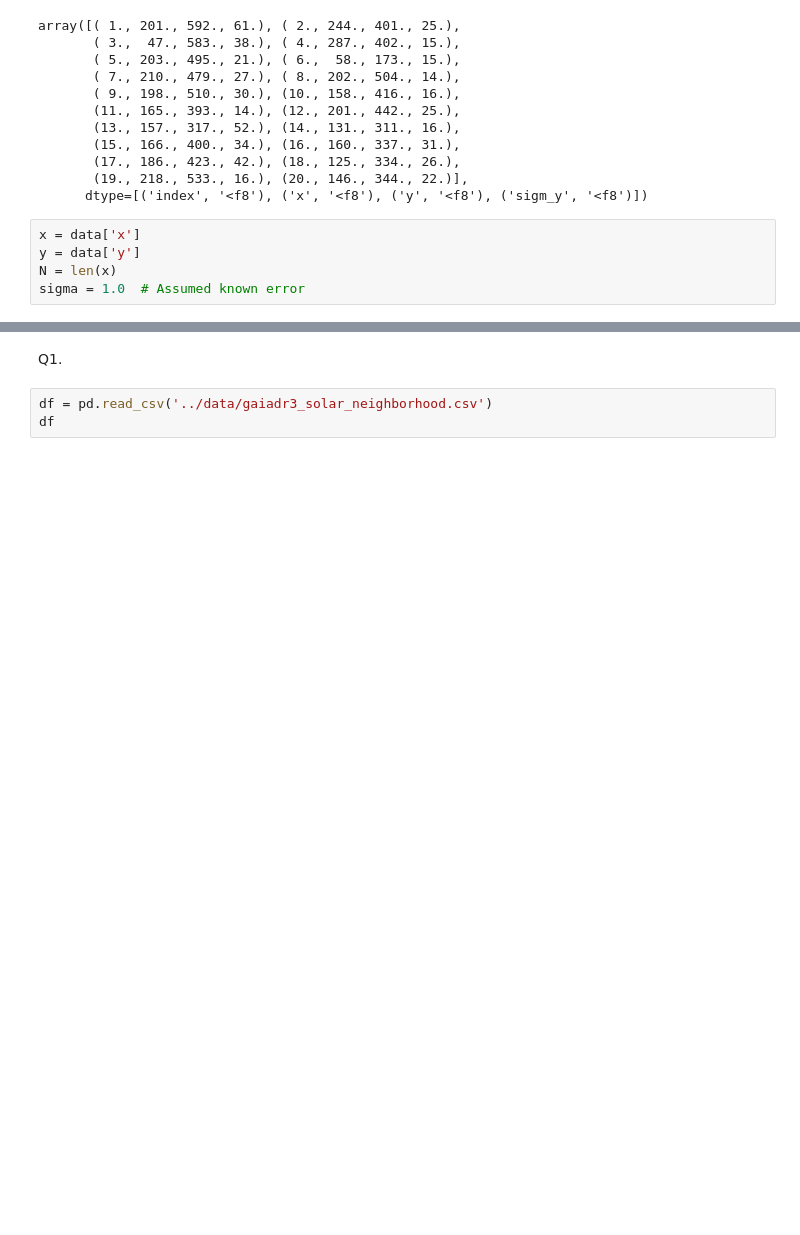
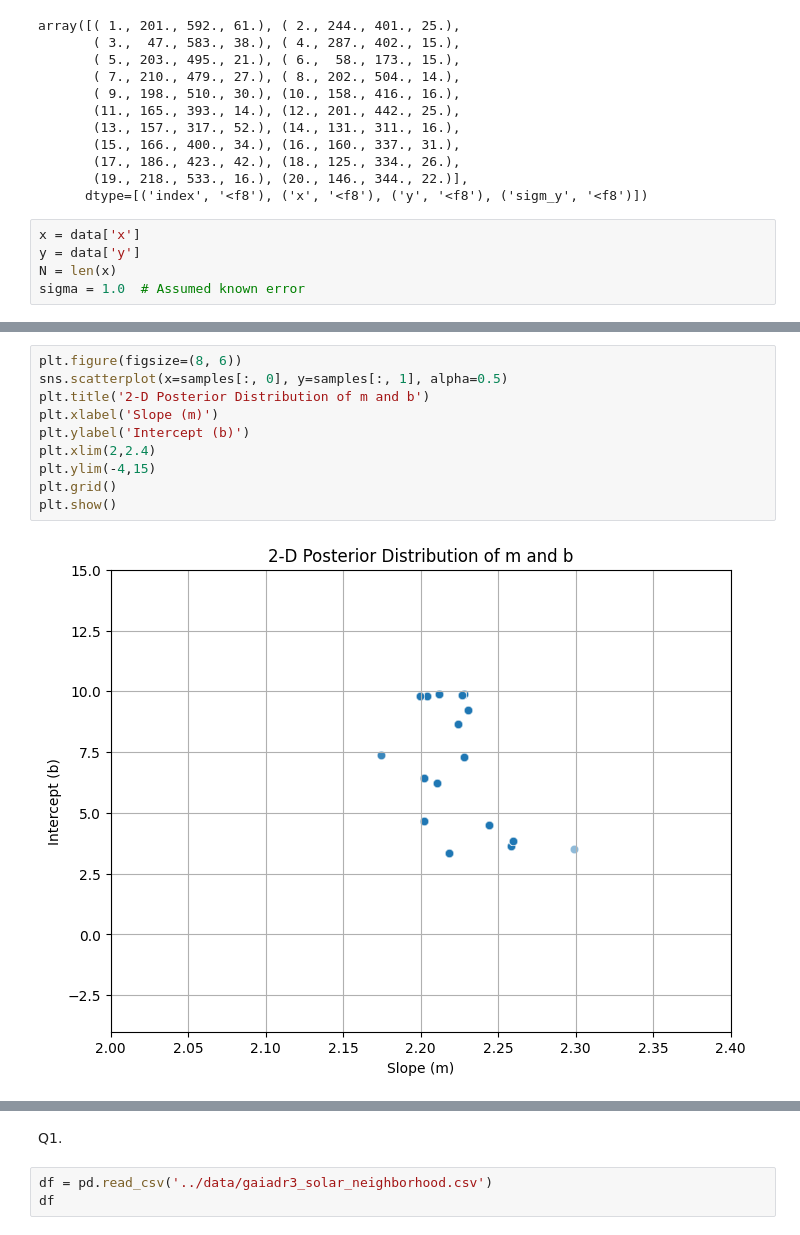
Before and after one commit to R-bna/sci-comp-ii-fall24, a Jupyter notebook: Working/HW4 metropolis sampling.ipynb, the cells around one changed output, grey strips where cells are left out. Saved outputs shown, nothing was run; the diff lists cells and outputs as text; blank space fills up the shorter version.

```diff
--- a/Working/HW4 metropolis sampling.ipynb
+++ b/Working/HW4 metropolis sampling.ipynb
@@ -171,0 +87,12 @@ plt.show()
+# %%
+plt.figure(figsize=(8, 6))
+sns.scatterplot(x=samples[:, 0], y=samples[:, 1], alpha=0.5)
+plt.title('2-D Posterior Distribution of m and b')
+plt.xlabel('Slope (m)')
+plt.ylabel('Intercept (b)')
+plt.xlim(2,2.4)
+plt.ylim(-4,15)
+plt.grid()
+plt.show()
+# %% [output]
+[figure, added]
```
Also changed, not shown: parts of 15 cells of this notebook.
